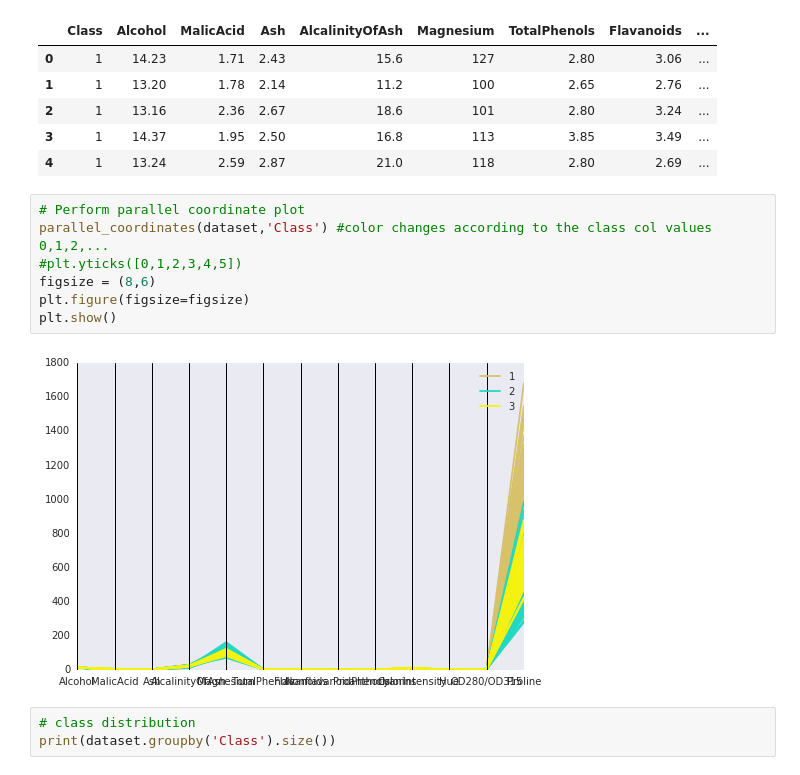
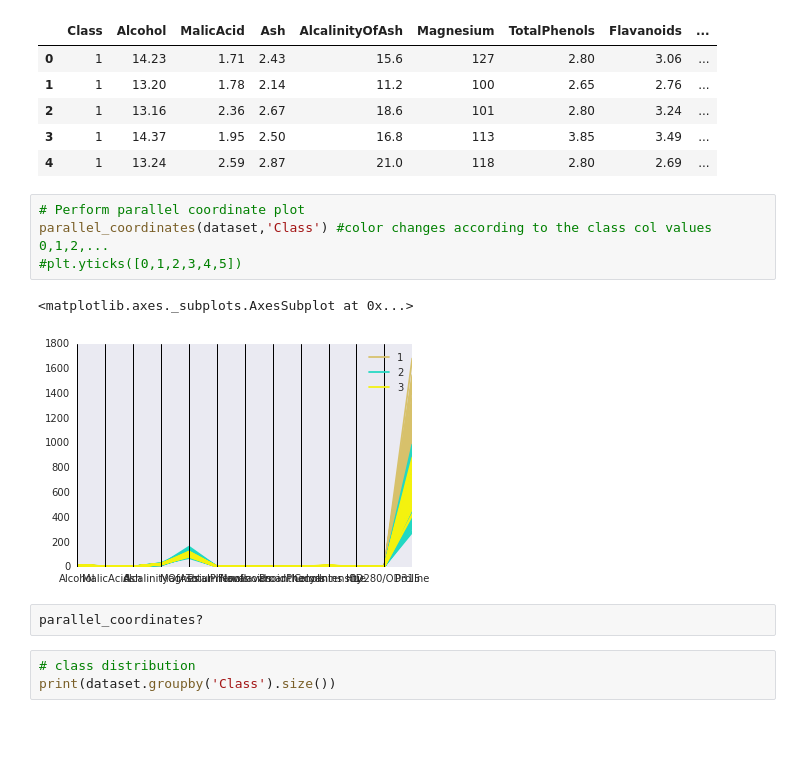
Before and after one commit to SherinSony/SherinLearnings, a Jupyter notebook: MyTryst1.ipynb, the cells around one changed output. Saved outputs shown, nothing was run; the diff lists cells and outputs as text; blank space fills up the shorter version.

```diff
--- a/MyTryst1.ipynb
+++ b/MyTryst1.ipynb
@@ -256,12 +258,12 @@ dataset.head()
 # %%
 # Perform parallel coordinate plot
 parallel_coordinates(dataset,'Class') #color changes according to the class col values 0,1,2,...
 #plt.yticks([0,1,2,3,4,5])
-figsize = (8,6)
-plt.figure(figsize=figsize)
-plt.show()
 # %% [output]
+<matplotlib.axes._subplots.AxesSubplot at 0x...>
-[figure, old version]
+[figure, new version]
+# %%
+parallel_coordinates?
 # %%
 # class distribution
 print(dataset.groupby('Class').size())
```
Also changed, not shown: parts of 5 cells of this notebook.
